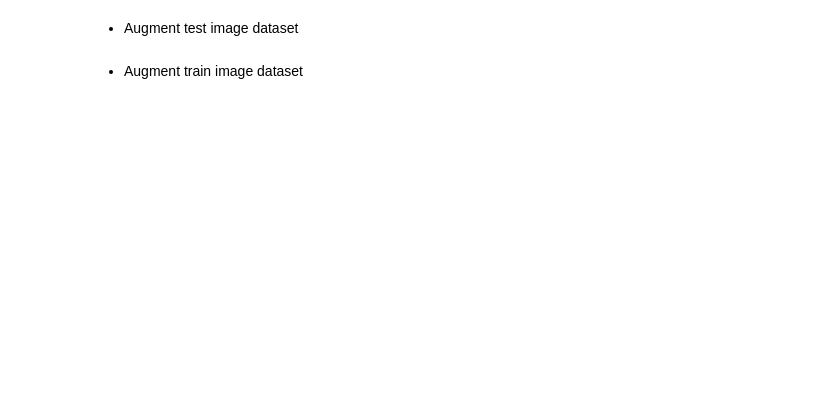
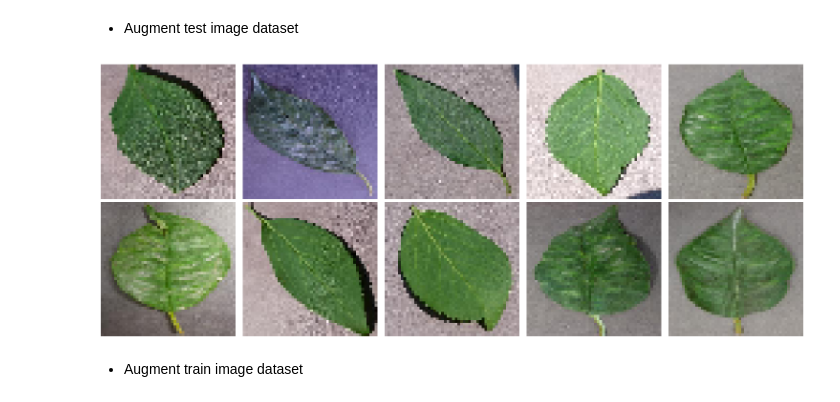
Before and after one commit to adamolnar/Portfolio_5_Cherry_Leaves_Mildew, a Jupyter notebook: jupyter_notebooks/03-DataModelling.ipynb, the cells around one changed output. Cells and saved outputs as stored; diff of their text form; code cells hidden in the pictures; blank space fills up the shorter version.

```diff
--- a/jupyter_notebooks/03-DataModelling.ipynb
+++ b/jupyter_notebooks/03-DataModelling.ipynb
@@ -81,3 +80,8 @@ test_path = my_data_dir + '/test'
+# %%
+base_dir = '/workspace/Portfolio_5_Cherry_Leaves_Mildew/inputs/cherry_leaves_dataset/cherry-leaves'
+train_dir = os.path.join(base_dir, 'train')
+validation_dir = os.path.join(base_dir, 'validation')
+test_dir = os.path.join(base_dir, 'test')
 # %% [markdown]
 ---
 # %% [markdown]
@@ -102,5 +128,5 @@ else:
 # %% [markdown]
 Set labels
 # %%
-labels = os.listdir(train_path)
+labels = os.listdir(train_dir)
 print('Label for the images are', labels)
@@ -141,0 +168,6 @@ plt.show()
+# %%
+test_generator = test_datagen.flow_from_directory(
+        test_dir,
+        target_size=(50, 50),
+        batch_size=20,
+        class_mode='binary')
@@ -254,35 +229,34 @@ plot_images_with_pixels(images, labels)
 # %% [markdown]
 * Augment test image dataset
 # %%
-def plot_test_images(image_gen, num_images=10):
+def plot_test_images(directory_iterator, num_images=10):
     """
-    Fetches a batch of images from the generator and plots them.
+    Plots a specified number of test images from a DirectoryIterator.
 
-    :param image_gen: The image generator function.
-    :param num_images: Number of images to plot.
+    :param directory_iterator: A DirectoryIterator yielding batches of images and labels.
+    :param num_images: The number of test images to plot.
     """
-    images, labels = next(image_gen)  # Fetch a batch of images and labels
+    # Get a batch of images and labels using next()
+    images, _ = next(directory_iterator)
 
-    # Number of rows and columns for subplot
-    n_cols = 5
+    # Determine the grid size for plotting
+    n_cols = min(num_images, 5)  # Adjust the number of columns as needed, maxing out at 5
     n_rows = num_images // n_cols + (num_images % n_cols > 0)
 
-    plt.figure(figsize=(n_cols * 2, n_rows * 2))
+    plt.figure(figsize=(n_cols * 3, n_rows * 3))
 
-    for i in range(num_images):
+    for i in range(min(num_images, len(images))):  # Ensure we do not exceed the batch size or num_images
         plt.subplot(n_rows, n_cols, i + 1)
-        plt.imshow(cv2.cvtColor(images[i], cv2.COLOR_BGR2RGB))  # Convert color space from BGR to RGB
-        plt.title(f'Label: {labels[i]}')
+        plt.imshow(images[i])
         plt.axis('off')
 
     plt.tight_layout()
     plt.show()
-
-# Create your image generator for the test set
-test_image_gen = cv2_image_generator(test_path, batch_size=10, image_shape=(128, 128), augmentations=[flip_image, rotate_image])
-
-# Plot augmented test images
-plot_test_images(test_image_gen, num_images=10)
+# %%
+# Assuming test_generator is your DirectoryIterator instance
+plot_test_images(test_generator, num_images=10)
+# %% [output]
+[figure, added]
 # %% [markdown]
 * Augment train image dataset
 # %%
```
Also changed, not shown: parts of 24 cells of this notebook, 2 other files.
